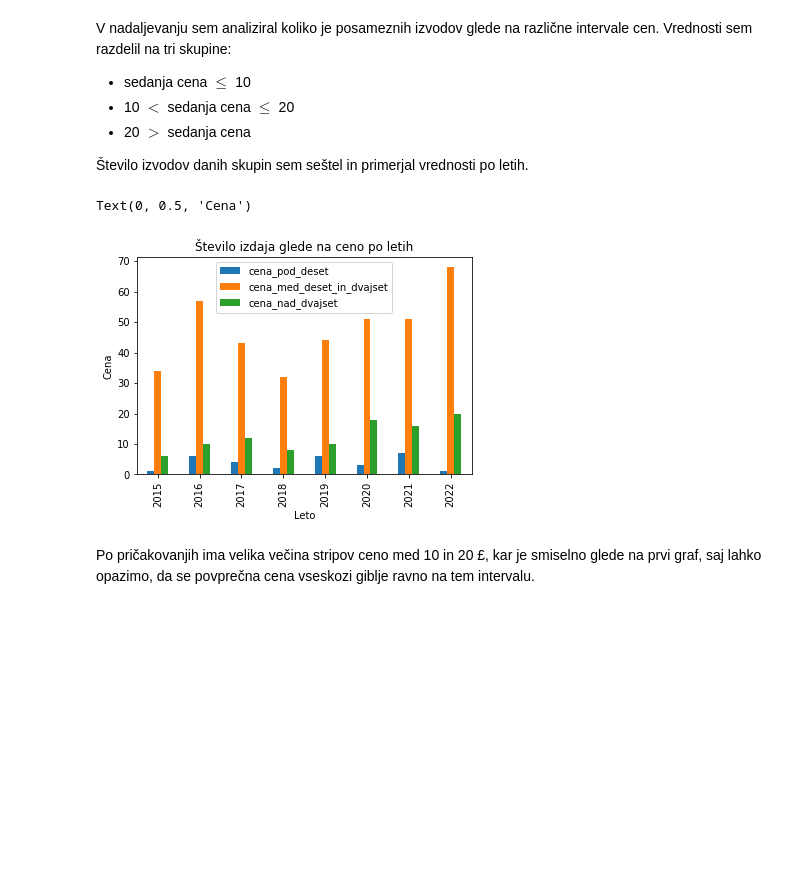
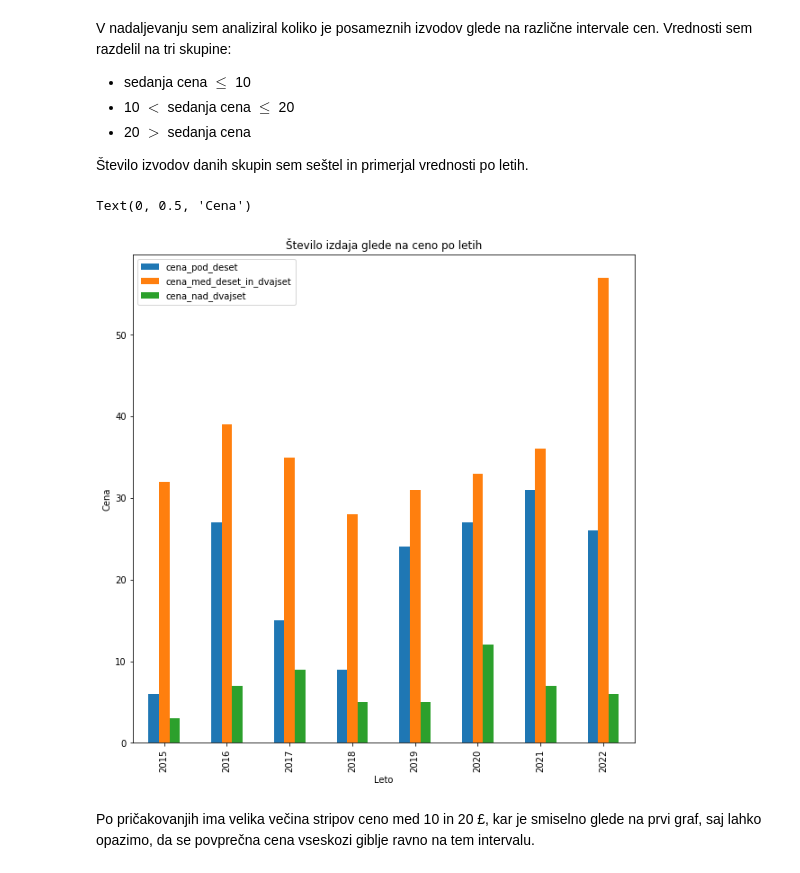
Before and after one commit to IanLampic/prog1-analiza-stripov, a Jupyter notebook: analiza_podaktov.ipynb, the cells around one changed output. Drawn from its saved outputs; the diff is of its cells as text; code cells hidden in the pictures; blank space fills up the shorter version.

```diff
--- a/analiza_podaktov.ipynb
+++ b/analiza_podaktov.ipynb
@@ -215,23 +214,23 @@ V nadaljevanju sem analiziral koliko je posameznih izvodov glede na različne in
 Število izvodov danih skupin sem seštel in primerjal vrednosti po letih.
 # %%
 cena_pod_deset = stripi_s_ceno[stripi_s_ceno.sedanja_cena <= 10.0].groupby("leto").count()[["naslov"]][6:]
-cena_med_deset_in_dvajset = stripi_s_ceno[(stripi_s_ceno.sedanja_cena <= 20.0) & (stripi_s_ceno.sedanja > 10.0)].groupby("leto").count()[["naslov"]][11:]
+cena_med_deset_in_dvajset = stripi_s_ceno[(stripi_s_ceno.sedanja_cena <= 20.0) & (stripi_s_ceno.sedanja_cena > 10.0)].groupby("leto").count()[["naslov"]][11:]
 cena_nad_dvajset = stripi_s_ceno[stripi_s_ceno.sedanja_cena > 20.0].groupby("leto").count()[["naslov"]][6:]
 
 cena_skupaj = pd.merge(cena_pod_deset, cena_med_deset_in_dvajset, left_on="leto", right_on="leto")
 cene_skupaj_vse = pd.merge(cena_skupaj, cena_nad_dvajset, left_on="leto", right_on="leto")
 
 cene_skupaj_vse.rename(columns = {'naslov_x':'cena_pod_deset'}, inplace = True)
 cene_skupaj_vse.rename(columns = {'naslov_y':'cena_med_deset_in_dvajset'}, inplace = True)
 cene_skupaj_vse.rename(columns = {'naslov':'cena_nad_dvajset'}, inplace = True)
 
-cene_skupaj_vse.plot.bar()
+cene_skupaj_vse.plot.bar(figsize=(10, 10))
 plt.title('Število izdaja glede na ceno po letih')
 plt.xlabel('Leto')
 plt.ylabel('Cena')
 # %% [output]
 Text(0, 0.5, 'Cena')
-[figure, old version]
+[figure, new version]
 # %% [markdown]
 Po pričakovanjih ima velika večina stripov ceno med 10 in 20 £, kar je smiselno glede na prvi graf, saj lahko opazimo, da se povprečna cena vseskozi giblje ravno na tem intervalu.
 # %%
```
Also changed, not shown: parts of 17 cells of this notebook.
